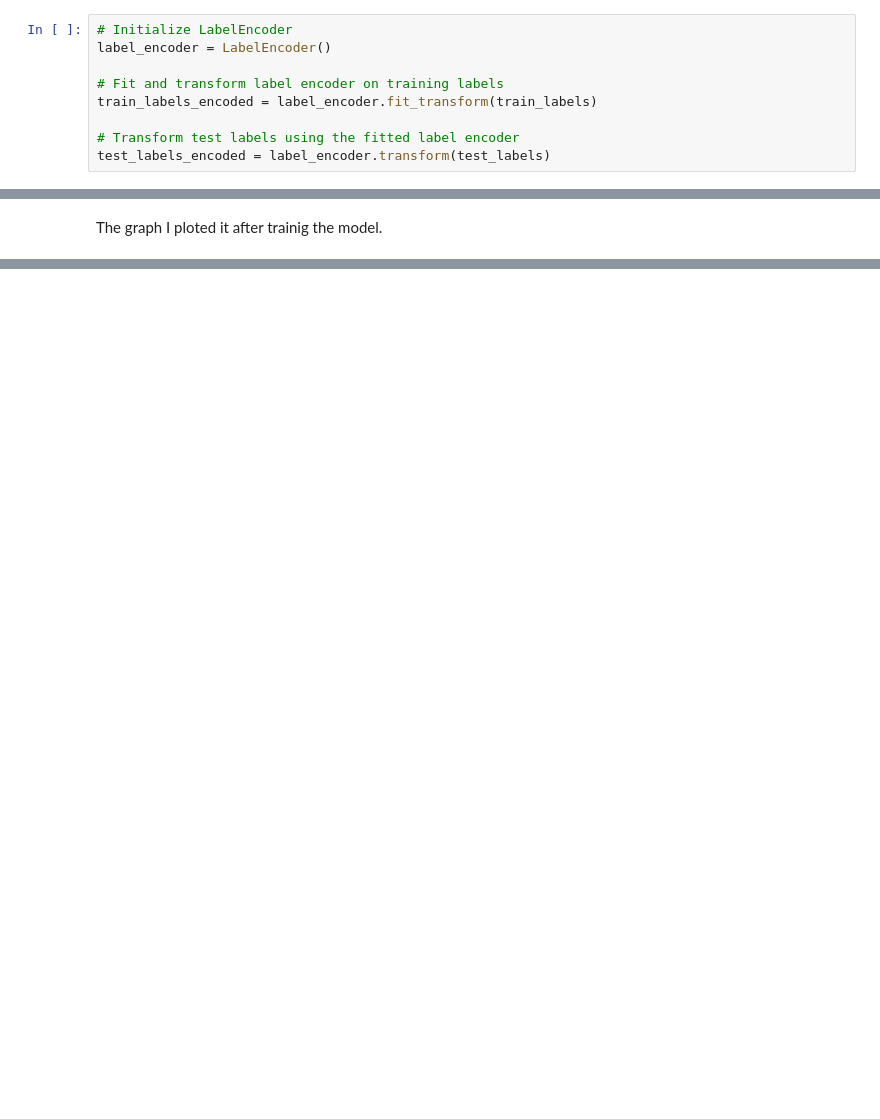
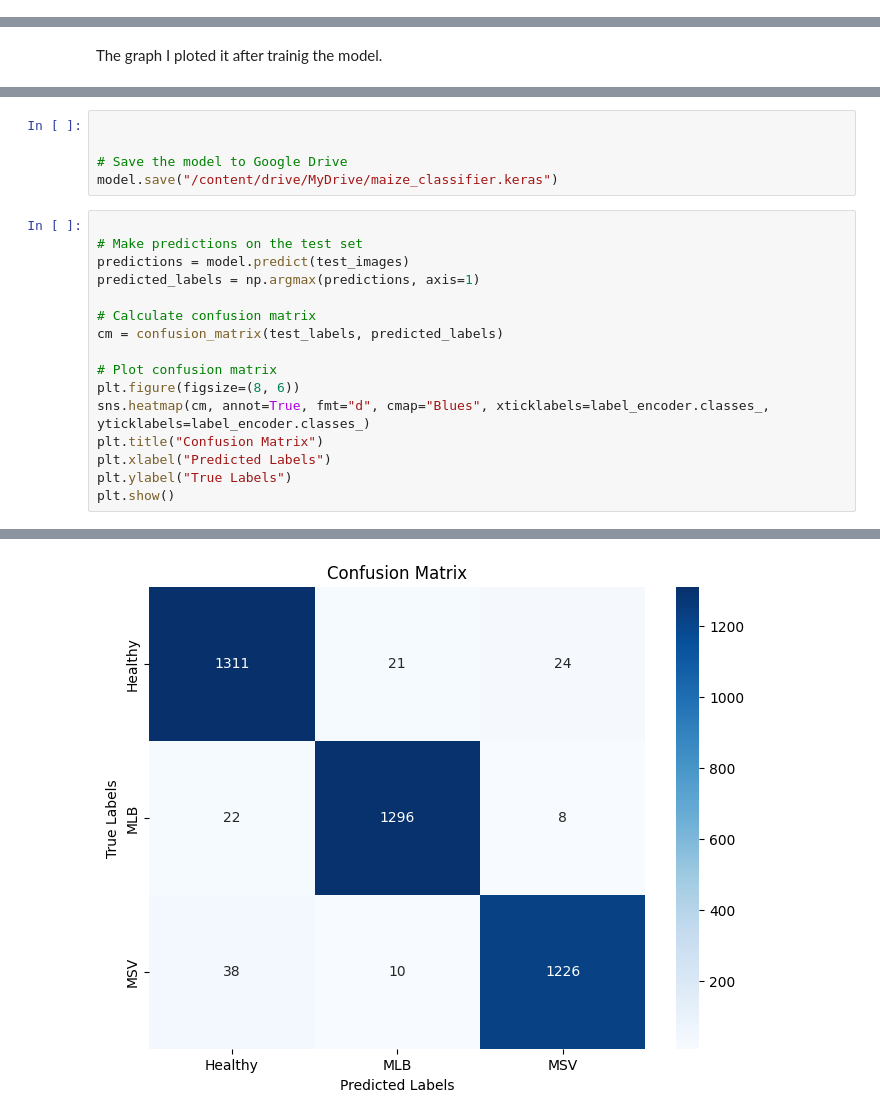
Before and after one commit to HusseinBitambuka/maize-images-classification, a Jupyter notebook: maize_disease_classification.ipynb, the cells around one changed output, grey strips where cells are left out. Drawn from its saved outputs; the diff is of its cells as text; blank space fills up the shorter version.

```diff
--- a/maize_disease_classification.ipynb
+++ b/maize_disease_classification.ipynb
@@ -121,11 +116,2 @@ test_images = test_images.astype('float32') / 255.0
-# %%
-# Initialize LabelEncoder
-label_encoder = LabelEncoder()
-
-# Fit and transform label encoder on training labels
-train_labels_encoded = label_encoder.fit_transform(train_labels)
-
-# Transform test labels using the fitted label encoder
-test_labels_encoded = label_encoder.transform(test_labels)
 # %%
 
@@ -194,0 +204,22 @@ The graph I ploted it after trainig the model.
+# %%
+
+
+# Save the model to Google Drive
+model.save("/content/drive/MyDrive/maize_classifier.keras")
+# %%
+
+# Make predictions on the test set
+predictions = model.predict(test_images)
+predicted_labels = np.argmax(predictions, axis=1)
+
+# Calculate confusion matrix
+cm = confusion_matrix(test_labels, predicted_labels)
+
+# Plot confusion matrix
+plt.figure(figsize=(8, 6))
+sns.heatmap(cm, annot=True, fmt="d", cmap="Blues", xticklabels=label_encoder.classes_, yticklabels=label_encoder.classes_)
+plt.title("Confusion Matrix")
+plt.xlabel("Predicted Labels")
+plt.ylabel("True Labels")
+plt.show()
+# %% [output]
@@ -194,0 +227 @@ The graph I ploted it after trainig the model.
+[figure, added]
```
Also changed, not shown: parts of 14 cells of this notebook.
